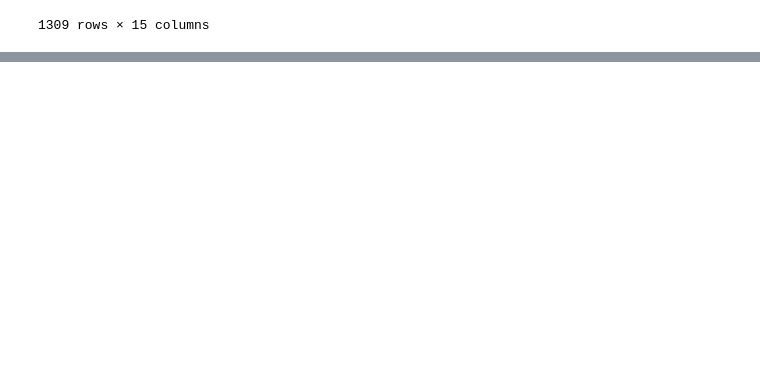
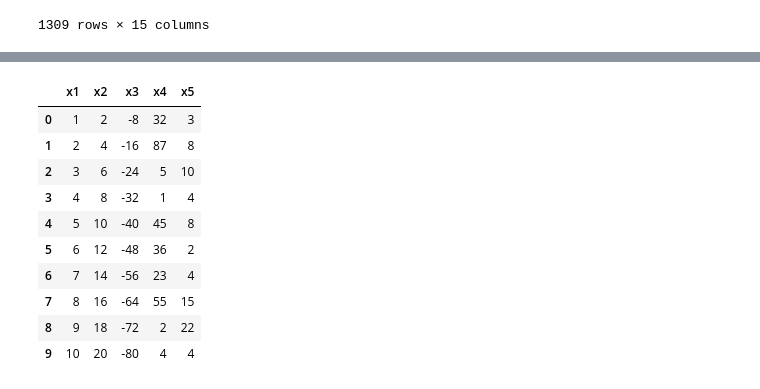
Before and after one commit to dheeraj0342/DSML, a Jupyter notebook: plotly.ipynb, the cells around one changed output, grey strips where cells are left out. Drawn from its saved outputs; the diff is of its cells as text; code cells hidden in the pictures; blank space fills up the shorter version.

```diff
--- a/plotly.ipynb
+++ b/plotly.ipynb
@@ -215,0 +306,20 @@ df
+# %%
+x1 = np.arange(1,11)
+x2 = 2 * x1
+x3 = -4* x2
+x4 = np.array([32,87,5,1,45,36,23,55,2,4])
+x5 = np.array([3,8,10,4,8,2,4,15,22,4])
+df = pd.DataFrame(np.transpose([x1,x2,x3,x4,x5]),columns=['x1','x2','x3','x4','x5'])
+df
+# %% [output]
+|  | x1 | x2 | x3 | x4 | x5 |
+| 0 | 1 | 2 | -8 | 32 | 3 |
+| 1 | 2 | 4 | -16 | 87 | 8 |
+| 2 | 3 | 6 | -24 | 5 | 10 |
+| 3 | 4 | 8 | -32 | 1 | 4 |
+| 4 | 5 | 10 | -40 | 45 | 8 |
+| 5 | 6 | 12 | -48 | 36 | 2 |
+| 6 | 7 | 14 | -56 | 23 | 4 |
+| 7 | 8 | 16 | -64 | 55 | 15 |
+| 8 | 9 | 18 | -72 | 2 | 22 |
+| 9 | 10 | 20 | -80 | 4 | 4 |
```
Also changed, not shown: parts of 8 cells of this notebook.
